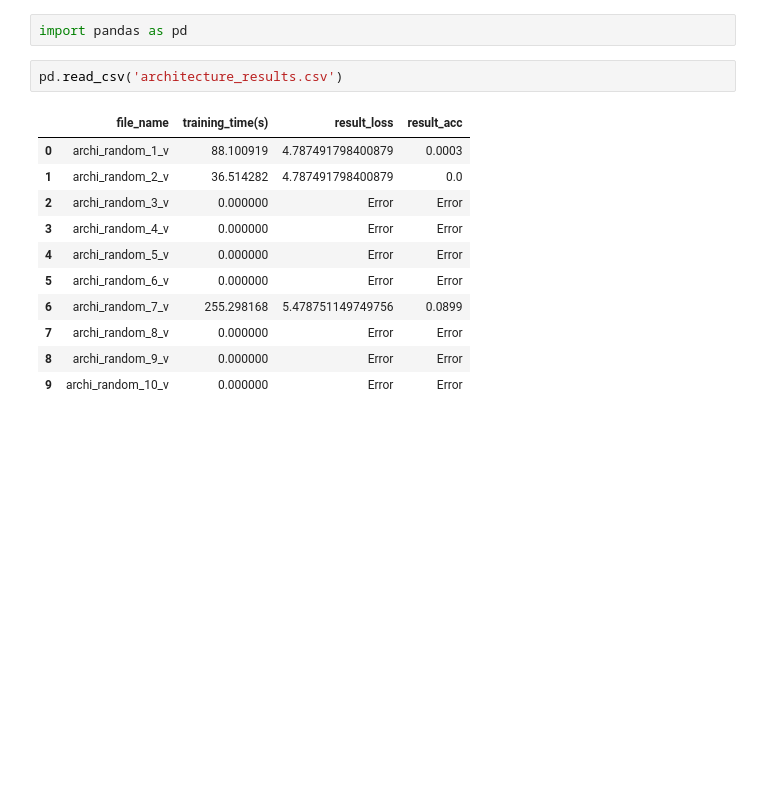
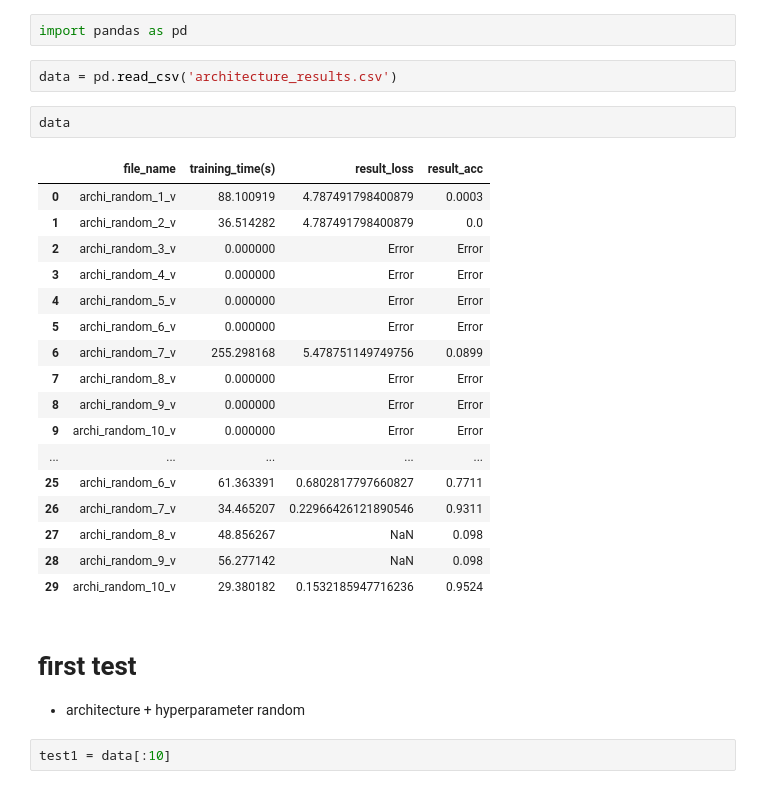
Before and after one commit to AntoineGr1/Memoire_code, a Jupyter notebook: analys_architecture.ipynb, the cells around one changed output. Drawn from its saved outputs; the diff is of its cells as text; blank space fills up the shorter version.

Commit message:
test3 optimisation hyperparametre

```diff
--- a/analys_architecture.ipynb
+++ b/analys_architecture.ipynb
@@ -1,16 +1,29 @@
 # %%
 import pandas as pd
 # %%
-pd.read_csv('architecture_results.csv')
+data = pd.read_csv('architecture_results.csv')
-# %% [output]
-|  | file_name | training_time(s) | result_loss | result_acc |
-| 0 | archi_random_1_v | 88.100919 | 4.787491798400879 | 0.0003 |
-| 1 | archi_random_2_v | 36.514282 | 4.787491798400879 | 0.0 |
-| 2 | archi_random_3_v | 0.000000 | Error | Error |
-| 3 | archi_random_4_v | 0.000000 | Error | Error |
-| 4 | archi_random_5_v | 0.000000 | Error | Error |
-| 5 | archi_random_6_v | 0.000000 | Error | Error |
-| 6 | archi_random_7_v | 255.298168 | 5.478751149749756 | 0.0899 |
-| 7 | archi_random_8_v | 0.000000 | Error | Error |
-| 8 | archi_random_9_v | 0.000000 | Error | Error |
-| 9 | archi_random_10_v | 0.000000 | Error | Error |
+# %%
+data
+# %% [output]
+|  | file_name | training_time(s) | result_loss | result_acc |
+| 0 | archi_random_1_v | 88.100919 | 4.787491798400879 | 0.0003 |
+| 1 | archi_random_2_v | 36.514282 | 4.787491798400879 | 0.0 |
+| 2 | archi_random_3_v | 0.000000 | Error | Error |
+| 3 | archi_random_4_v | 0.000000 | Error | Error |
+| 4 | archi_random_5_v | 0.000000 | Error | Error |
+| 5 | archi_random_6_v | 0.000000 | Error | Error |
+| 6 | archi_random_7_v | 255.298168 | 5.478751149749756 | 0.0899 |
+| 7 | archi_random_8_v | 0.000000 | Error | Error |
+| 8 | archi_random_9_v | 0.000000 | Error | Error |
+| 9 | archi_random_10_v | 0.000000 | Error | Error |
+| ... | ... | ... | ... | ... |
+| 25 | archi_random_6_v | 61.363391 | 0.6802817797660827 | 0.7711 |
+| 26 | archi_random_7_v | 34.465207 | 0.22966426121890546 | 0.9311 |
+| 27 | archi_random_8_v | 48.856267 | NaN | 0.098 |
+| 28 | archi_random_9_v | 56.277142 | NaN | 0.098 |
+| 29 | archi_random_10_v | 29.380182 | 0.1532185947716236 | 0.9524 |
+# %% [markdown]
+# first test
+- architecture + hyperparameter random
+# %%
+test1 = data[:10]
```
Also changed, not shown: parts of 11 cells of this notebook, 36 other files.
